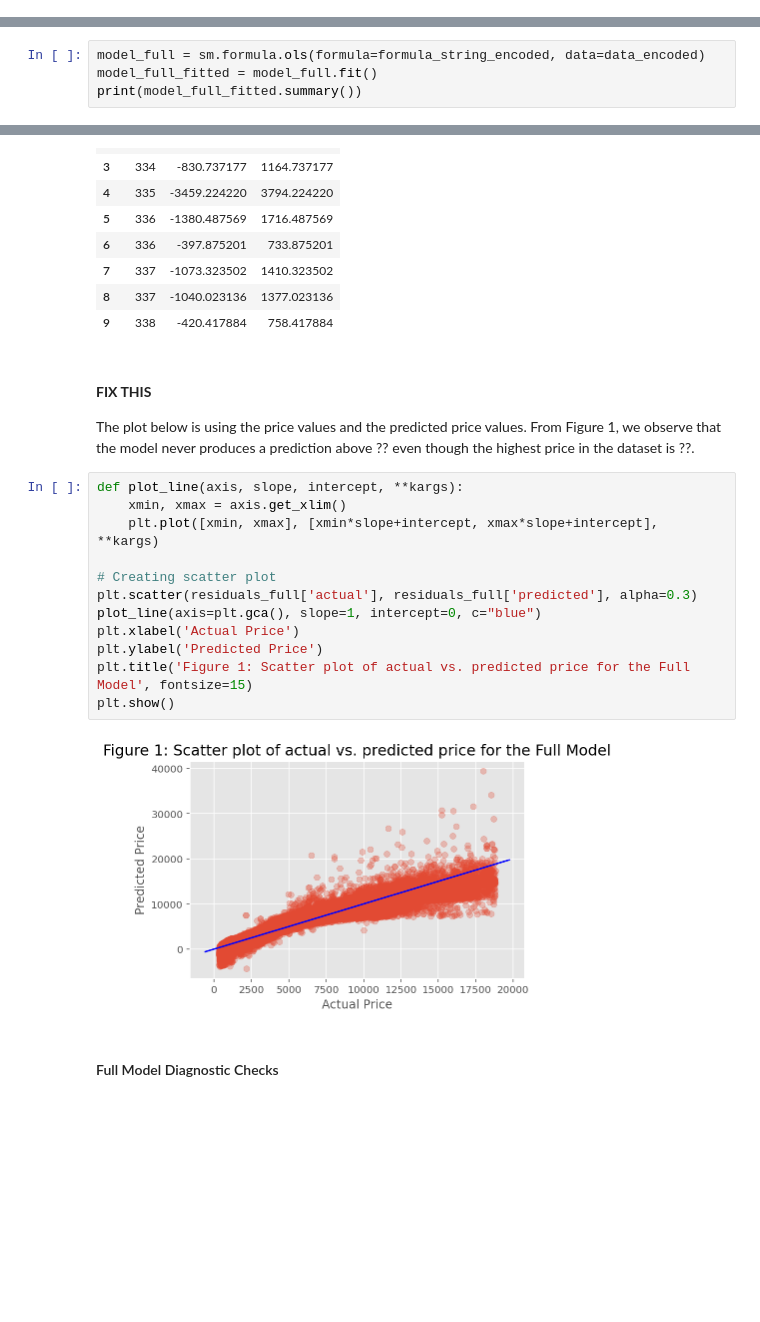
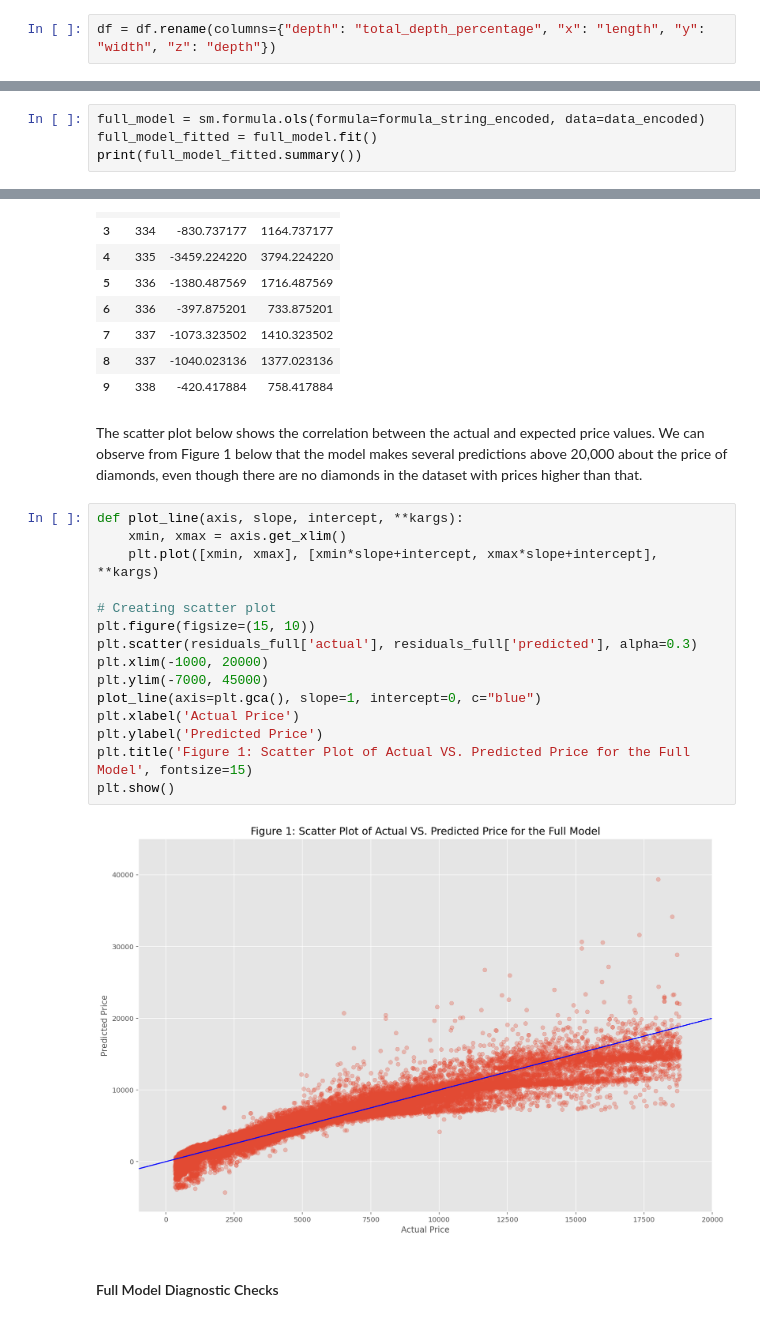
Before and after one commit to s3955624-Chee-Kin-Go/Phase-2, a Jupyter notebook: Phase 2_Group15.ipynb, the cells around one changed output, grey strips where cells are left out. Drawn from its saved outputs; the diff is of its cells as text; blank space fills up the shorter version.

```diff
--- a/Phase 2_Group15.ipynb
+++ b/Phase 2_Group15.ipynb
@@ -66,0 +75,2 @@ df = pd.read_csv('Phase2_Group15.csv')
+# %%
+df = df.rename(columns={"depth": "total_depth_percentage", "x": "length", "y": "width", "z": "depth"})
@@ -96,9 +108,9 @@ formula_string_encoded:  price ~ carat + depth + table + x + y + z + cut_Good +
 # %% [markdown]
 Now that we have defined our statistical model formula as a Python string, we fit an OLS (ordinary least squares) model to our encoded data.
 # %%
-model_full = sm.formula.ols(formula=formula_string_encoded, data=data_encoded)
-model_full_fitted = model_full.fit()
-print(model_full_fitted.summary())
+full_model = sm.formula.ols(formula=formula_string_encoded, data=data_encoded)
+full_model_fitted = full_model.fit()
+print(full_model_fitted.summary())
 # %% [output]
                             OLS Regression Results
 ==============================================================================
@@ -139,23 +150,25 @@ residuals_full.head(10)
 | 7 | 337 | -1073.323502 | 1410.323502 |
 | 8 | 337 | -1040.023136 | 1377.023136 |
 | 9 | 338 | -420.417884 | 758.417884 |
-# %% [markdown]
-<h4><b>FIX THIS</b></h4>
-The plot below is using the price values and the predicted price values. From Figure 1, we observe that the model never produces a prediction above ?? even though the highest price in the dataset is ??.
+# %% [markdown]
+The scatter plot below shows the correlation between the actual and expected price values. We can observe from Figure 1 below that the model makes several predictions above 20,000 about the price of diamonds, even though there are no diamonds in the dataset with prices higher than that.
 # %%
 def plot_line(axis, slope, intercept, **kargs):
     xmin, xmax = axis.get_xlim()
     plt.plot([xmin, xmax], [xmin*slope+intercept, xmax*slope+intercept], **kargs)
 
 # Creating scatter plot
+plt.figure(figsize=(15, 10))
 plt.scatter(residuals_full['actual'], residuals_full['predicted'], alpha=0.3)
+plt.xlim(-1000, 20000)
+plt.ylim(-7000, 45000)
 plot_line(axis=plt.gca(), slope=1, intercept=0, c="blue")
 plt.xlabel('Actual Price')
 plt.ylabel('Predicted Price')
-plt.title('Figure 1: Scatter plot of actual vs. predicted price for the Full Model', fontsize=15)
+plt.title('Figure 1: Scatter Plot of Actual VS. Predicted Price for the Full Model', fontsize=15)
 plt.show()
 # %% [output]
-[figure, old version]
+[figure, new version]
 # %% [markdown]
 <h4>Full Model Diagnostic Checks</h4>
 # %% [markdown]
```
Also changed, not shown: parts of 9 cells of this notebook.
